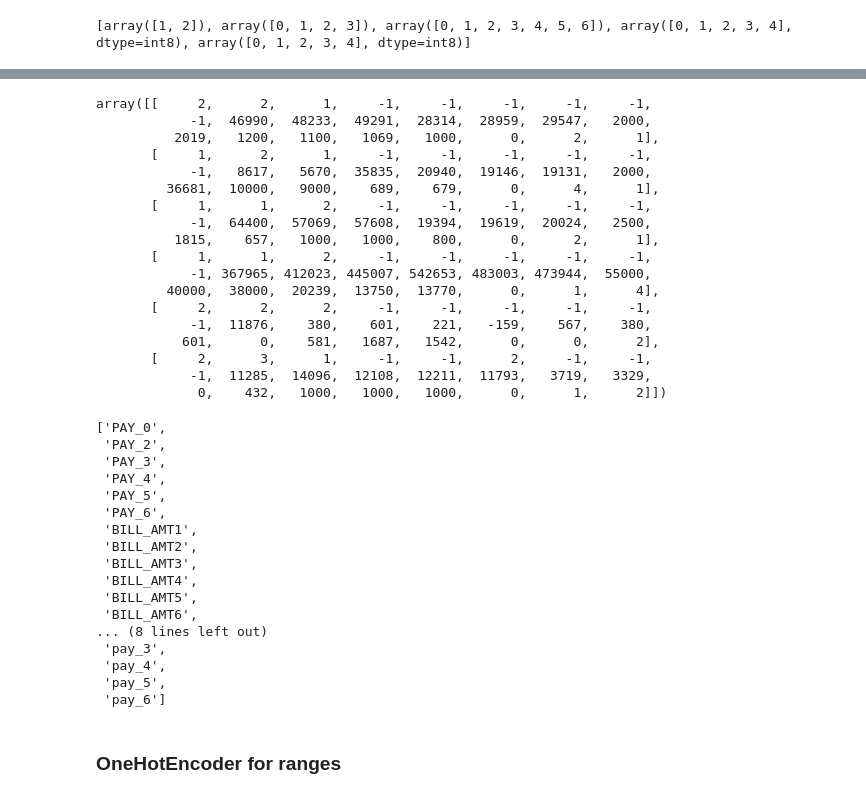
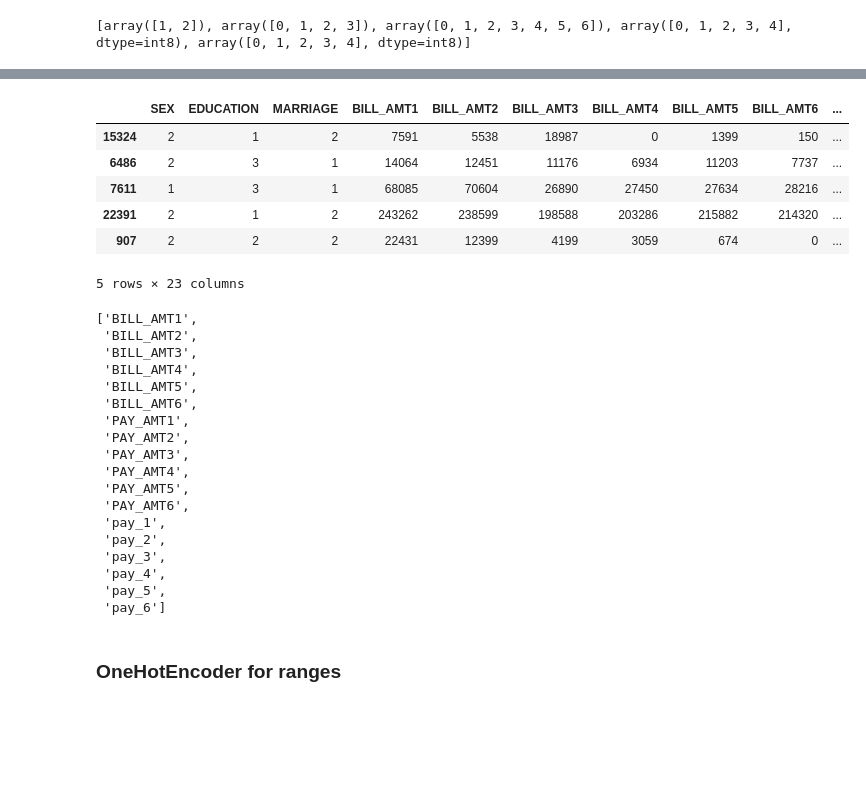
Before and after one commit to krisograbek/comet, a Jupyter notebook: testing/credit_card.ipynb, the cells around one changed output, grey strips where cells are left out. Cells and saved outputs as stored; diff of their text form; code cells hidden in the pictures; blank space fills up the shorter version.

```diff
--- a/testing/credit_card.ipynb
+++ b/testing/credit_card.ipynb
@@ -183,15 +187,13 @@ print(cat_encoder.categories_)
 def paid_duly(value):
     return -1 if value <= 0 else value
 
-for i in range(1, 7):
-    new_col = "pay_" + str(i)
-    old_col = "PAY_" + str(i)
-    X_train.loc[:, new_col] = X_train[old_col].apply(paid_duly)
+def categorize_pay(df):
+    for i in range(1, 7):
+        new_col = "pay_" + str(i)
+        old_col = "PAY_" + str(i)
+        df.loc[:, new_col] = df.loc[:, old_col].apply(paid_duly)
+        df = df.drop(old_col, axis=1)
+    return df
 
-# X_train.loc[:, "pay_1"] = X_train["PAY_1"].apply(paid_duly)
-# X_train.loc[:, "pay_2"] = X_train["PAY_2"].apply(paid_duly)
-# X_train.loc[:, "pay_3"] = X_train["PAY_3"].apply(paid_duly)
-# X_train.loc[:, "pay_4"] = X_train["PAY_4"].apply(paid_duly)
-# X_train.loc[:, "pay_5"] = X_train["PAY_5"].apply(paid_duly)
-# X_train.loc[:, "pay_6"] = X_train["PAY_6"].apply(paid_duly)
+X_train = categorize_pay(X_train)
 # %% [output]
@@ -252,42 +205,34 @@ array([[     2,      2,      1,      0,      0,      0,      0,      0,
-# %%
-test_pay[pay_idx]
-# %% [output]
-array([[     2,      2,      1,     -1,     -1,     -1,     -1,     -1,
-            -1,  46990,  48233,  49291,  28314,  28959,  29547,   2000,
-          2019,   1200,   1100,   1069,   1000,      0,      2,      1],
-       [     1,      2,      1,     -1,     -1,     -1,     -1,     -1,
-            -1,   8617,   5670,  35835,  20940,  19146,  19131,   2000,
-         36681,  10000,   9000,    689,    679,      0,      4,      1],
-       [     1,      1,      2,     -1,     -1,     -1,     -1,     -1,
-            -1,  64400,  57069,  57608,  19394,  19619,  20024,   2500,
-          1815,    657,   1000,   1000,    800,      0,      2,      1],
-       [     1,      1,      2,     -1,     -1,     -1,     -1,     -1,
-            -1, 367965, 412023, 445007, 542653, 483003, 473944,  55000,
-         40000,  38000,  20239,  13750,  13770,      0,      1,      4],
-       [     2,      2,      2,     -1,     -1,     -1,     -1,     -1,
-            -1,  11876,    380,    601,    221,   -159,    567,    380,
-           601,      0,    581,   1687,   1542,      0,      0,      2],
-       [     2,      3,      1,     -1,     -1,      2,     -1,     -1,
-            -1,  11285,  14096,  12108,  12211,  11793,   3719,   3329,
-             0,    432,   1000,   1000,   1000,      0,      1,      2]])
+# %%
+X_train = X_train.drop("target", axis=1)
+# %%
+X_train.head()
+# %% [output]
+|  | SEX | EDUCATION | MARRIAGE | BILL_AMT1 | BILL_AMT2 | BILL_AMT3 | BILL_AMT4 | BILL_AMT5 | BILL_AMT6 | ... |
+| 15324 | 2 | 1 | 2 | 7591 | 5538 | 18987 | 0 | 1399 | 150 | ... |
+| 6486 | 2 | 3 | 1 | 14064 | 12451 | 11176 | 6934 | 11203 | 7737 | ... |
+| 7611 | 1 | 3 | 1 | 68085 | 70604 | 26890 | 27450 | 27634 | 28216 | ... |
+| 22391 | 2 | 1 | 2 | 243262 | 238599 | 198588 | 203286 | 215882 | 214320 | ... |
+| 907 | 2 | 2 | 2 | 22431 | 12399 | 4199 | 3059 | 674 | 0 | ... |
+5 rows × 23 columns
 # %%
-non_num_cols = cat_cols + ["target"]
+non_num_cols = cat_cols
 num_cols = list(X_train.drop(non_num_cols, axis=1))
 num_cols
 # %% [output]
-['PAY_0',
- 'PAY_2',
- 'PAY_3',
- 'PAY_4',
- 'PAY_5',
- 'PAY_6',
- 'BILL_AMT1',
+['BILL_AMT1',
  'BILL_AMT2',
  'BILL_AMT3',
  'BILL_AMT4',
  'BILL_AMT5',
  'BILL_AMT6',
-... (8 lines left out)
+ 'PAY_AMT1',
+ 'PAY_AMT2',
+ 'PAY_AMT3',
+ 'PAY_AMT4',
+ 'PAY_AMT5',
+ 'PAY_AMT6',
+ 'pay_1',
+ 'pay_2',
  'pay_3',
  'pay_4',
  'pay_5',
```
Also changed, not shown: parts of 14 cells of this notebook, 3 other files.
